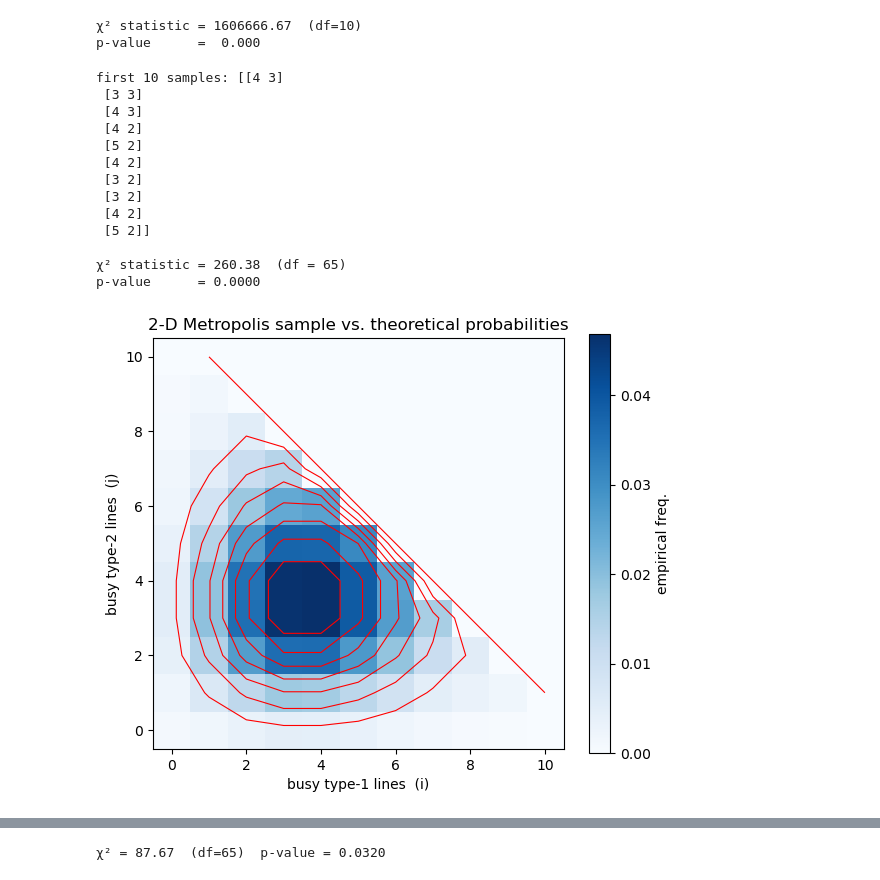
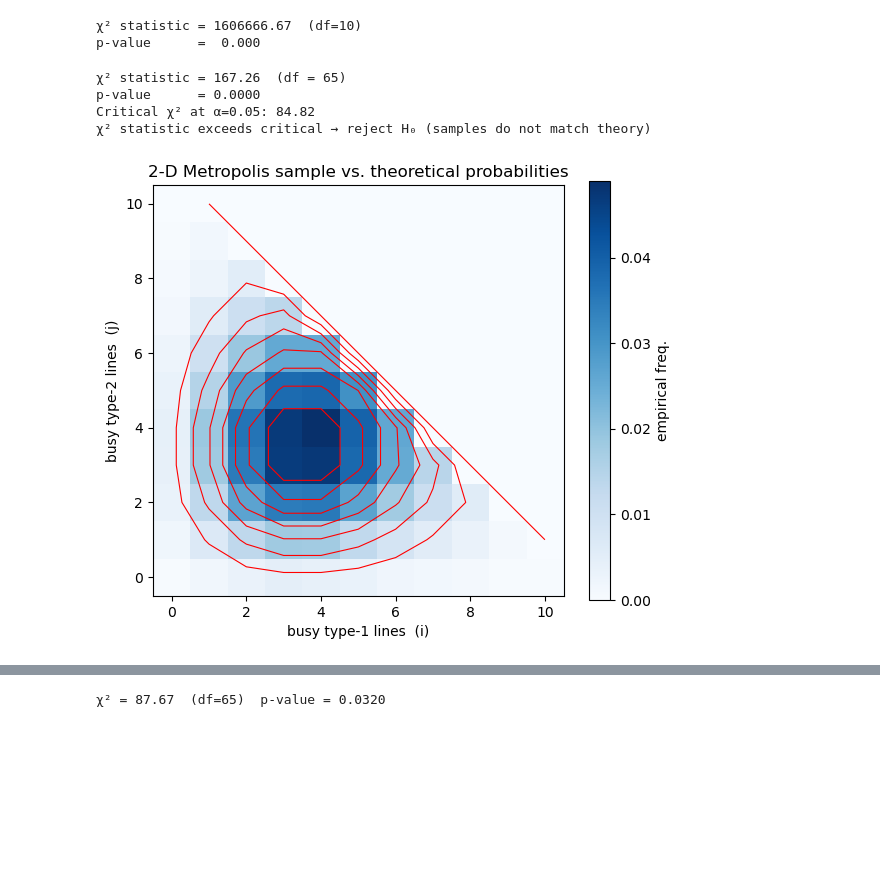
Before and after one commit to manufer20/stochastic-simulation, a Jupyter notebook: Exercise6.ipynb, the cells around one changed output, grey strips where cells are left out. Saved outputs shown, nothing was run; the diff lists cells and outputs as text; code cells hidden in the pictures; blank space fills up the shorter version.

Commit message:
Plots
I'm adding changes that I made for the exercises

```diff
--- a/Exercise6.ipynb
+++ b/Exercise6.ipynb
@@ -181,7 +398,6 @@ while len(samples) < n + burn:
         samples.append((i, j))
 
 samples = np.array(samples)                # shape (n, 2)
-print("first 10 samples:", samples[:10])
 
 # ------------------------------------------------------
 # Build empirical 2-D frequency table
@@ -196,46 +412,50 @@ for i, j in samples:
 theo = np.zeros_like(obs, dtype=float)
 for i in range(m+1):
     for j in range(m+1):
         if i + j <= m:
             theo[i, j] = (A1**i / math.factorial(i)) * (A2**j / math.factorial(j))
 theo /= theo.sum()          # normalise over the triangle
 
 # ------------------------------------------------------
 # χ² goodness-of-fit test (flatten the triangle)
 # ------------------------------------------------------
 obs_flat  = obs[theo > 0].ravel()
 exp_flat  = n * theo[theo > 0].ravel()
 chi_stat  = ((obs_flat - exp_flat)**2 / exp_flat).sum()
 df        = len(exp_flat) - 1          # all cells non-empty
 p_value   = chi2.sf(chi_stat, df)
 
-print(f"\nχ² statistic = {chi_stat:.2f}  (df = {df})")
+print(f"χ² statistic = {chi_stat:.2f}  (df = {df})")
 print(f"p-value      = {p_value:.4f}")
+
+# ------------------------------------------------------
+# Decision at α = 0.05
+# ------------------------------------------------------
+alpha         = 0.05
+crit_value    = chi2.ppf(1 - alpha, df)
+print(f"Critical χ² at α={alpha}: {crit_value:.2f}")
+if chi_stat > crit_value:
+    print("χ² statistic exceeds critical → reject H₀ (samples do not match theory)")
+else:
+    print("χ² statistic does not exceed critical → fail to reject H₀ (good fit)")
 
 # ------------------------------------------------------
 # optional: contour plot of empirical vs. theory
 # ------------------------------------------------------
 plt.figure(figsize=(6,5))
-plt.imshow(obs / n, origin='lower', cmap='Blues', extent=[-0.5, m+0.5, -0.5, m+0.5])
+plt.imshow(obs / n, origin='lower', cmap='Blues',
+           extent=[-0.5, m+0.5, -0.5, m+0.5])
 plt.colorbar(label='empirical freq.')
-plt.contour(np.arange(m+1), np.arange(m+1), theo, colors='red', linewidths=0.8)
+plt.contour(np.arange(m+1), np.arange(m+1), theo,
+            colors='red', linewidths=0.8)
 plt.title('2-D Metropolis sample vs. theoretical probabilities')
 plt.xlabel('busy type-1 lines  (i)')
 plt.ylabel('busy type-2 lines  (j)')
 plt.tight_layout()
 plt.show()
 # %% [output]
-first 10 samples: [[4 3]
- [3 3]
- [4 3]
- [4 2]
- [5 2]
- [4 2]
- [3 2]
- [3 2]
- [4 2]
- [5 2]]
-
-χ² statistic = 260.38  (df = 65)
+χ² statistic = 167.26  (df = 65)
 p-value      = 0.0000
+Critical χ² at α=0.05: 84.82
+χ² statistic exceeds critical → reject H₀ (samples do not match theory)
-[figure, old version]
+[figure, new version]
```
Also changed, not shown: parts of 18 cells of this notebook, 6 other files.
